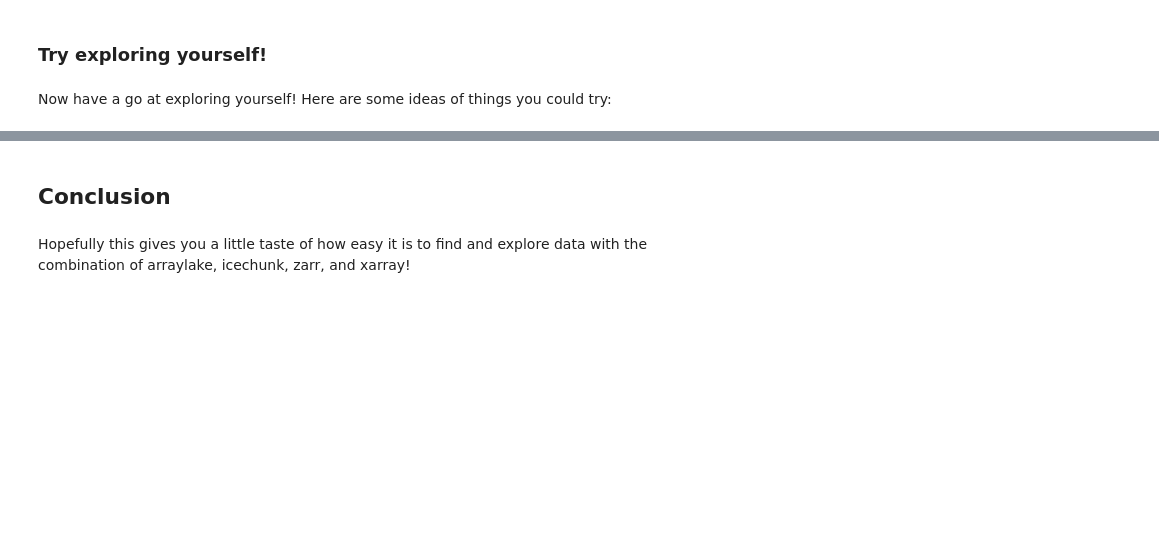
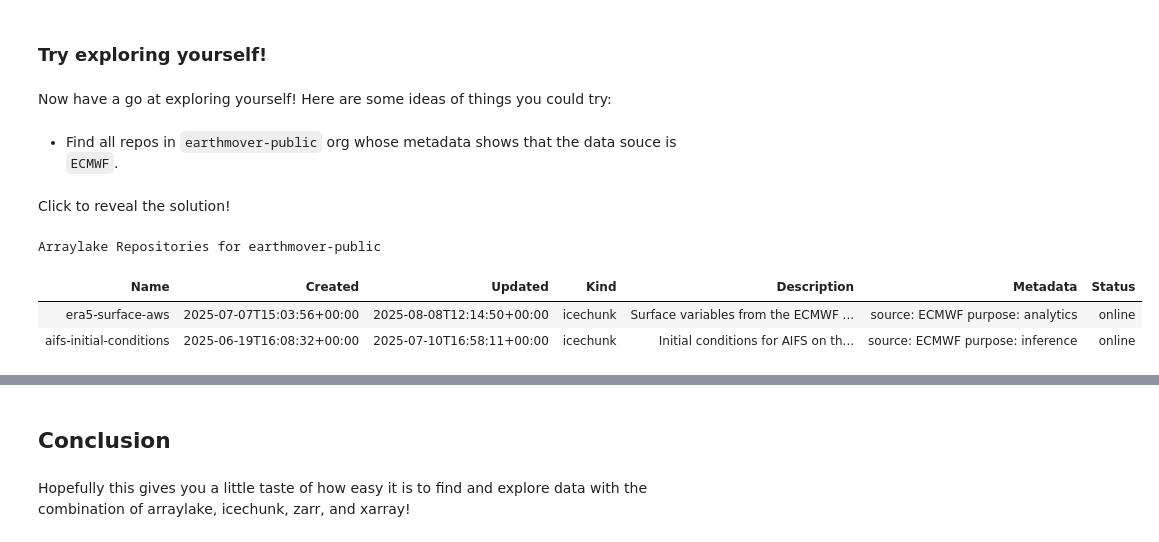
Before and after one commit to earth-mover/earthsciencesnz-immersion-day, a Jupyter notebook: lab-1/lab-1.ipynb, the cells around one changed output, grey strips where cells are left out. Drawn from its saved outputs; the diff is of its cells as text; code cells hidden in the pictures; blank space fills up the shorter version.

```diff
--- a/lab-1/lab-1.ipynb
+++ b/lab-1/lab-1.ipynb
@@ -298,3 +299,15 @@ The reason this is all so fast is because xarray is only requesting the zarr chu
 ### Try exploring yourself!
 # %% [markdown]
 Now have a go at exploring yourself! Here are some ideas of things you could try:
+# %% [markdown]
+- Find all repos in `earthmover-public` org whose metadata shows that the data souce is `ECMWF`.
+# %% [markdown]
+Click to reveal the solution!
+# %%
+
+client.list_repos(org="earthmover-public", filter_metadata={"source": "ECMWF"})
+# %% [output]
+Arraylake Repositories for earthmover-public
+| Name | Created | Updated | Kind | Description | Metadata | Status |
+| era5-surface-aws | 2025-07-07T15:03:56+00:00 | 2025-08-08T12:14:50+00:00 | icechunk | Surface variables from the ECMWF ... | source: ECMWF purpose: analytics | online |
+| aifs-initial-conditions | 2025-06-19T16:08:32+00:00 | 2025-07-10T16:58:11+00:00 | icechunk | Initial conditions for AIFS on th... | source: ECMWF purpose: inference | online |
```
Also changed, not shown: parts of 17 cells of this notebook.
